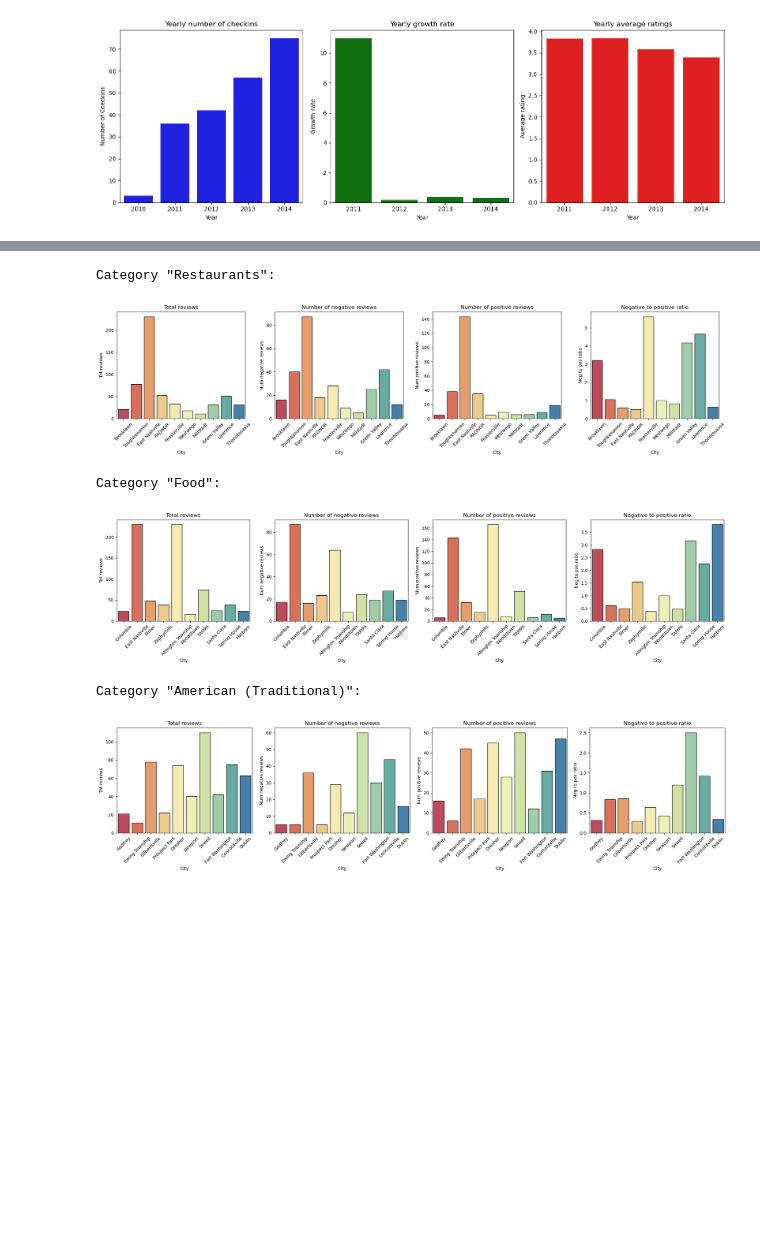
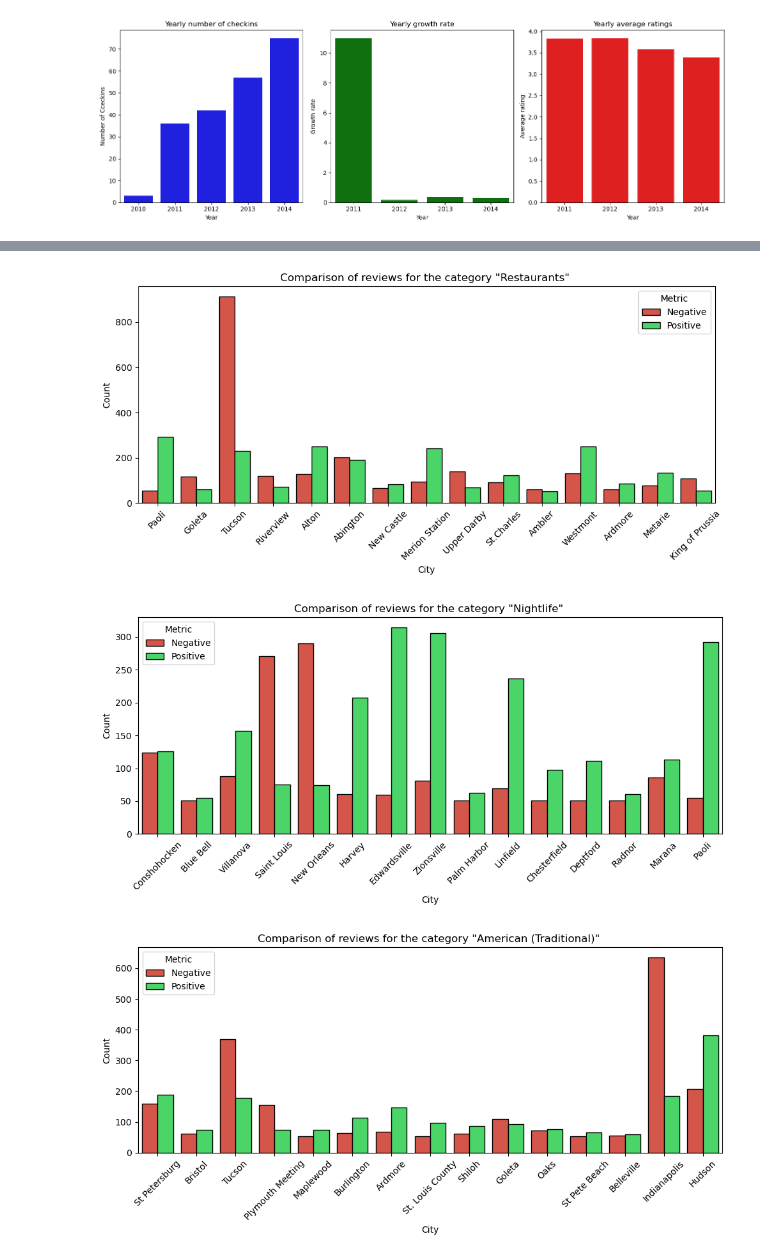
Before and after one commit to Vitali-Matteo/SMBUD-Project, a Jupyter notebook: Queries.ipynb, the cells around one changed output, grey strips where cells are left out. Drawn from its saved outputs; the diff is of its cells as text; code cells hidden in the pictures; blank space fills up the shorter version.

```diff
--- a/Queries.ipynb
+++ b/Queries.ipynb
@@ -1217,21 +1266,25 @@ query_results = db["businesses_merged"].aggregate([{
                                                    {
                                                        "$match" : {
                                                            "num_positive_reviews" : {
-                                                               "$gte": 5
+                                                               "$gte": 50
                                                            },
                                                            "num_negative_reviews" : {
-                                                               "$gte" : 5
+                                                               "$gte" : 50
                                                            }
                                                        }
                                                    },
                                                    {
                                                        "$addFields" : {
                                                            "neg_to_pos_ratio" : {
+                                                               #"divide" operator let use divide two numbers
                                                                "$divide" : ["$num_negative_reviews", "$num_positive_reviews"]
                                                            }
                                                        }
                                                    },
                                                    {
+                                                       #In the following "$group" stage, we keep only the "$first" name for each (city, category) because
+                                                       #here we are sorting in descending order all documents w.r.t- "neg_to_pos_ratio"
+                                                       #Sorting on "city" and "name" is not strictly necessary for the following stages, but it might be beneficial if you break the pipeline here
                                                        "$sort" : {
                                                            "city" : 1,
                                                            "name" : 1,
@@ -1268,7 +1321,7 @@ query_results = db["businesses_merged"].aggregate([{
                                                            },
                                                            "num_negative_reviews" : 1,
                                                            "num_positive_reviews" : 1,
-                                                           "neg_to_pos_ratio" : 1
+                                                           "neg_to_pos_ratio" : 0
                                                        }
                                                    }])
 
@@ -1291,45 +1344,45 @@ categories
 # %%
-#Find a category that is in categories at least 25 times
+#Find a category that is in categories at least 15 times
 grouped = categories.drop(labels = ["tot_reviews", "num_negative_reviews", "num_positive_reviews", "neg_to_pos_ratio"], axis = 1)\
                     .groupby(by = "category")\
                     .size()\
                     .reset_index("category")
 
 grouped.columns = ["category", "count"]
 grouped = grouped.sort_values(by = "count", ascending = False).set_index("category")
 res = grouped[grouped["count"] >= 25].index[:3]
 
-#Plot "num_positive_reviews", "num_negative_reviews", "num_to_pos_ratio" for the first two of them
-metrics = ["tot_reviews", "num_negative_reviews", "num_positive_reviews", "neg_to_pos_ratio"]
-titles = ["Total reviews", "Number of negative reviews", "Number of positive reviews", "Negative to positive ratio"]
+metrics = ["num_negative_reviews", "num_positive_reviews"]
+colors = ["#eb4334", "#34eb5b"]
 
 for i in range(3):
-    category_res_df = categories[categories["category"] == res[i]][:10]
+    category_res_df = categories[categories["category"] == res[i]][:15]
 
-    print(f"""Category "{res[i]}":""")
+    #Transform data for grouped bar plot
+    melted_df = category_res_df.melt(id_vars = ["city"], value_vars = metrics, var_name = "metric", value_name = "count")
 
-    fig, axes = plt.subplots(1, 4, figsize = (20, 5))
+    fig, ax = plt.subplots(figsize = (10, 5))
 
-    for i, ax in enumerate(axes):
-        bars = sns.barplot(category_res_df, x = "city", y = metrics[i], ax = ax, palette = "Spectral", hue = "city", color = "#007b7f")
+    bars = sns.barplot(data = melted_df, x = "city", y = "count", hue = "metric", palette = colors, ax = ax)
 
-        for bar in bars.patches:
-            bar.set_edgecolor('black')
-            bar.set_linewidth(1)
+    for bar in bars.patches:
+        bar.set_edgecolor('black')
+        bar.set_linewidth(1)
 
-        ax.set_title(titles[i])
-        ax.set_xlabel("City")
-        ax.set_ylabel(metrics[i].replace("_", " ").capitalize())
-        ax.tick_params(axis = "x", rotation = 45)
+    ax.set_title(f"""Comparison of reviews for the category "{res[i]}" """)
+
+    handles, _ = ax.get_legend_handles_labels()
+    ax.legend(handles = handles, title = "Metric", labels = ["Negative", "Positive"])
+
+    ax.set_xlabel("City")
+    ax.set_ylabel("Count")
+    ax.tick_params(axis = "x", rotation = 45)
 
     plt.tight_layout()
     plt.show()
 
     print("\n")
 # %% [output]
-Category "Restaurants":
-[figure, old version]
+[figure, new version]
-Category "Food":
-[figure, old version]
+[figure, new version]
-Category "American (Traditional)":
-[figure, old version]
+[figure, new version]
```
Also changed, not shown: parts of 26 cells of this notebook, 12 other files.
